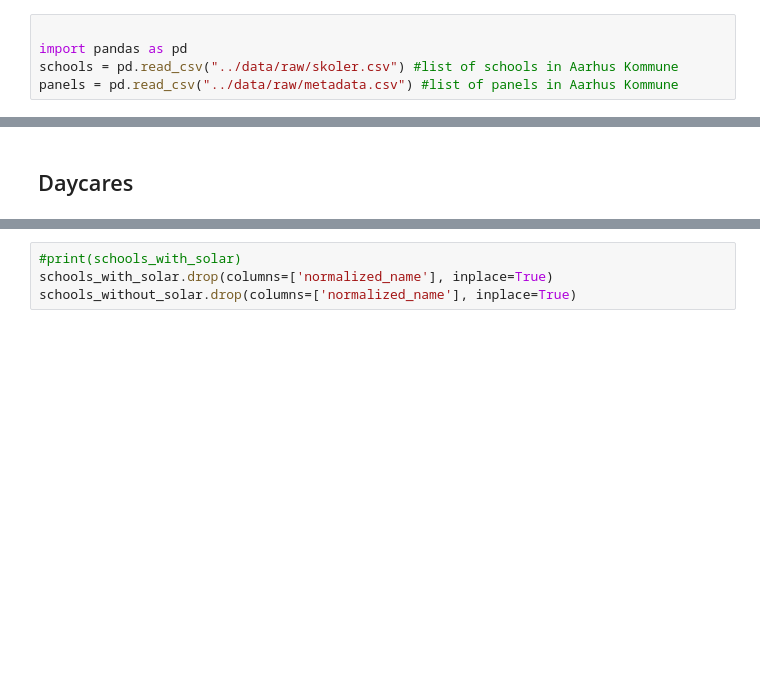
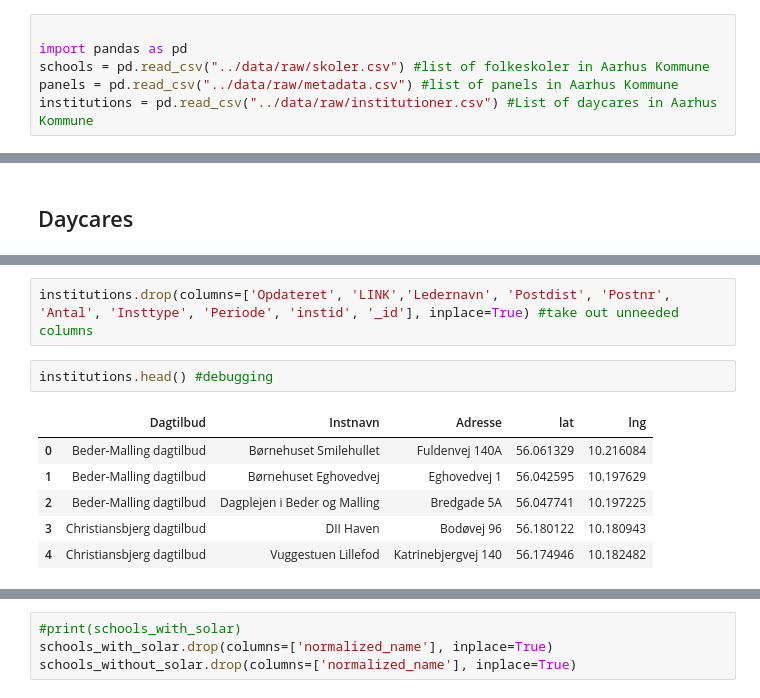
Before and after one commit to KellyDRasmussen/Solar-Aarhus, a Jupyter notebook: notebooks/01_data_collection.ipynb, the cells around one changed output, grey strips where cells are left out. Cells and saved outputs as stored; diff of their text form; blank space fills up the shorter version.

Commit message:
better data validation

```diff
--- a/notebooks/01_data_collection.ipynb
+++ b/notebooks/01_data_collection.ipynb
@@ -4,8 +4,9 @@
 # %%
 
 import pandas as pd
-schools = pd.read_csv("../data/raw/skoler.csv") #list of schools in Aarhus Kommune
+schools = pd.read_csv("../data/raw/skoler.csv") #list of folkeskoler in Aarhus Kommune
 panels = pd.read_csv("../data/raw/metadata.csv") #list of panels in Aarhus Kommune
+institutions = pd.read_csv("../data/raw/institutioner.csv") #List of daycares in Aarhus Kommune
 # %%
 panels.columns = panels.columns.str.strip()
 # %%
@@ -145,0 +196,11 @@ See the caveats in the documentation: https://pandas.pydata.org/pandas-docs/stab
+# %%
+institutions.drop(columns=['Opdateret', 'LINK','Ledernavn', 'Postdist', 'Postnr', 'Antal', 'Insttype', 'Periode', 'instid', '_id'], inplace=True) #take out unneeded columns
+# %%
+institutions.head() #debugging
+# %% [output]
+|  | Dagtilbud | Instnavn | Adresse | lat | lng |
+| 0 | Beder-Malling dagtilbud | Børnehuset Smilehullet | Fuldenvej 140A | 56.061329 | 10.216084 |
+| 1 | Beder-Malling dagtilbud | Børnehuset Eghovedvej | Eghovedvej 1 | 56.042595 | 10.197629 |
+| 2 | Beder-Malling dagtilbud | Dagplejen i Beder og Malling | Bredgade 5A | 56.047741 | 10.197225 |
+| 3 | Christiansbjerg dagtilbud | DII Haven | Bodøvej 96 | 56.180122 | 10.180943 |
+| 4 | Christiansbjerg dagtilbud | Vuggestuen Lillefod | Katrinebjergvej 140 | 56.174946 | 10.182482 |
```
Also changed, not shown: parts of 9 cells of this notebook, 7 other files.
